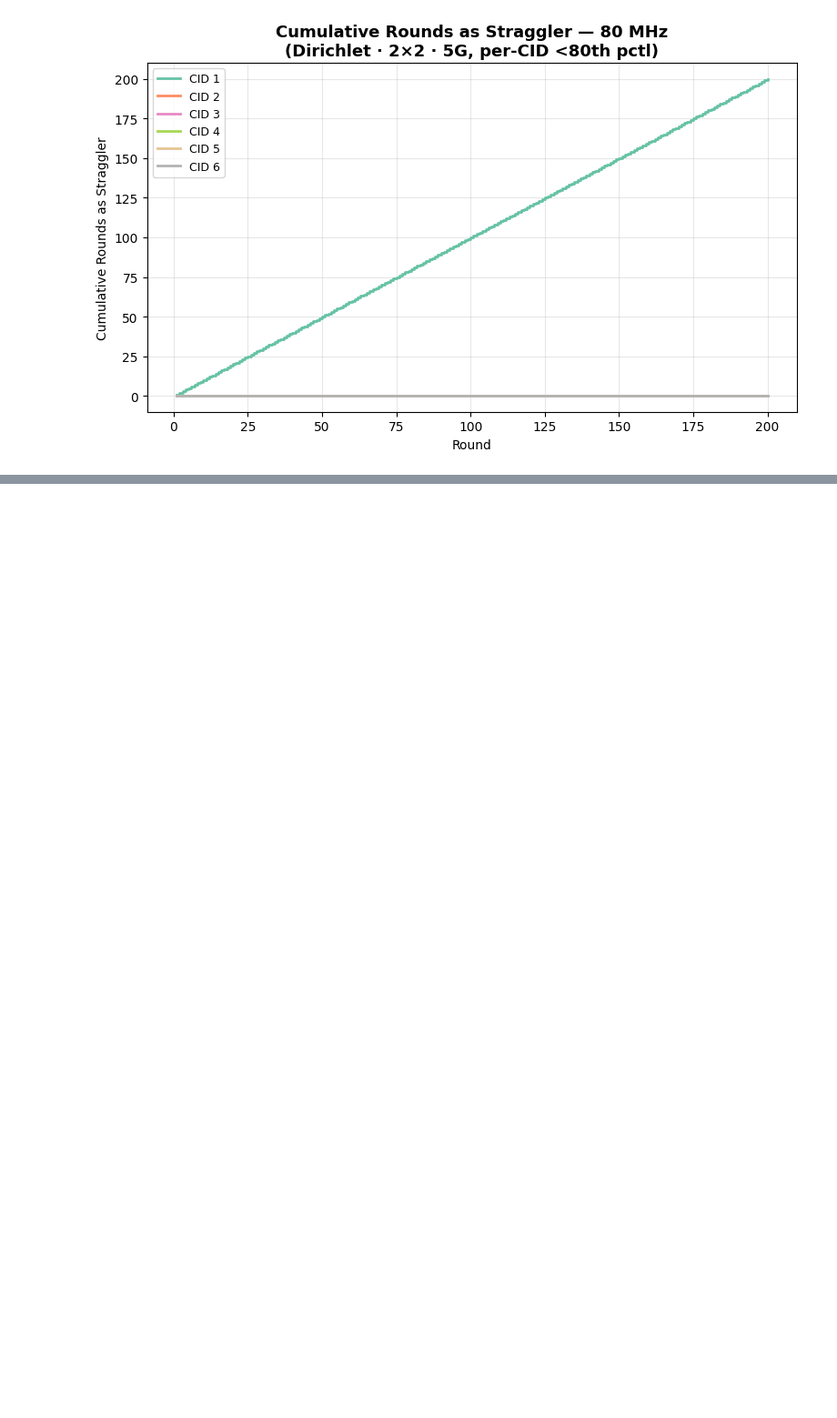
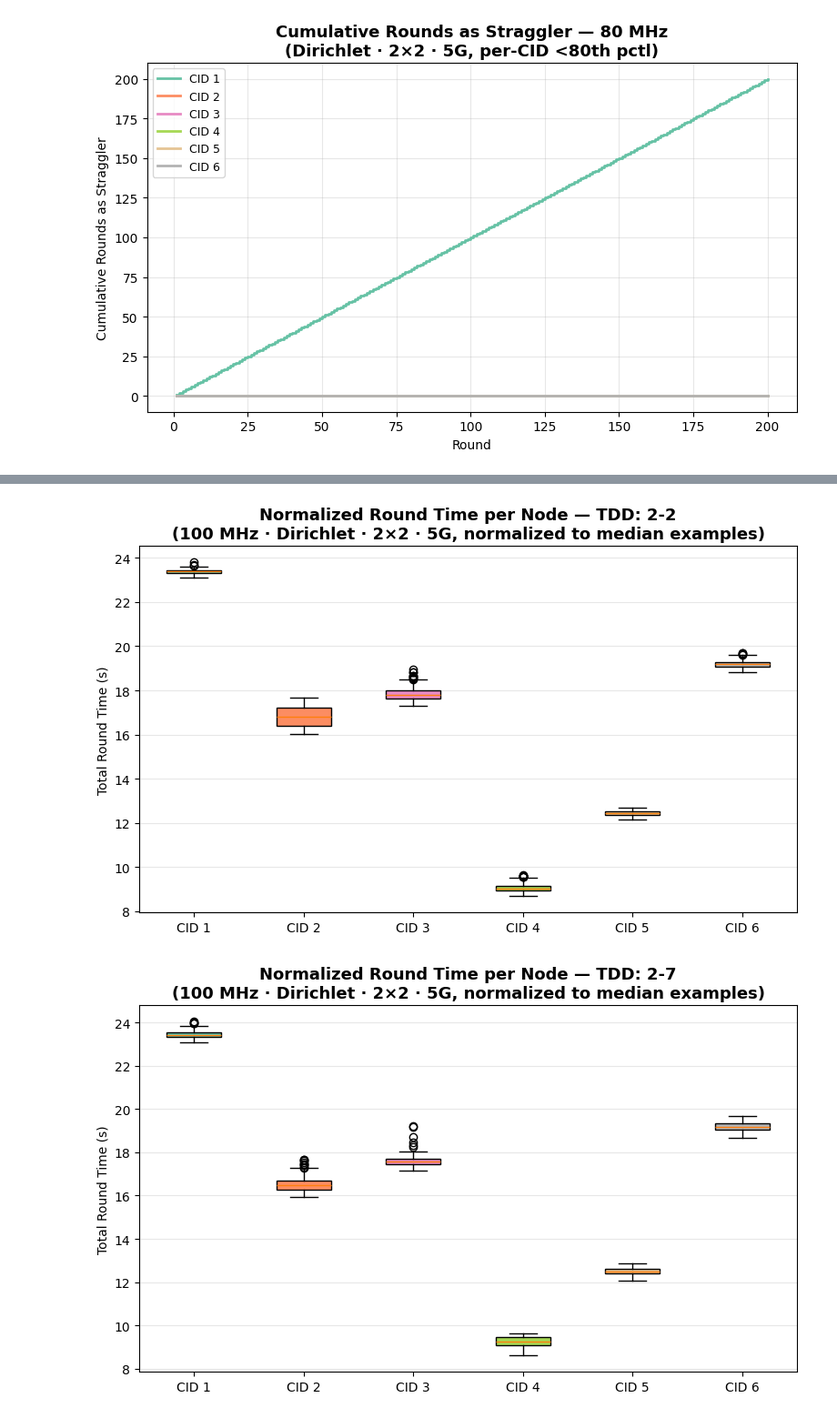
Before and after one commit to Net-X-Research-Group/fed5g_analysis, a Jupyter notebook: straggler_analysis.ipynb, the cells around one changed output, grey strips where cells are left out. Shown at 91% size. Drawn from its saved outputs; the diff is of its cells as text; code cells hidden in the pictures; blank space fills up the shorter version.

```diff
--- a/straggler_analysis.ipynb
+++ b/straggler_analysis.ipynb
@@ -140,0 +148,29 @@ for tdd in sorted(filtered['tdd'].unique()):
+# %%
+median_examples = filtered.groupby('cid')['num-examples'].median()
+median_eval_examples = filtered.groupby('cid')['num-eval-examples'].median()
+filtered['normalized_train_time'] = filtered['train_time'] / median_examples
+filtered['normalized_eval_time'] = filtered['eval_time']/ median_eval_examples
+
+filtered['norm_round_time'] = (filtered['normalized_train_time']
+                          + filtered['uplink_latency']
+                          + filtered['downlink_latency']
+                          + filtered['normalized_eval_time'])
+
+for tdd in sorted(filtered['tdd'].unique()):
+    sub = filtered[filtered['tdd'] == tdd]
+    data = [sub[sub['cid'] == cid]['total_time'].values for cid in cids]
+
+    fig, ax = plt.subplots(figsize=(8, 5))
+    bp = ax.boxplot(data, tick_labels=[f'CID {int(c)}' for c in cids], patch_artist=True)
+
+    for patch, color in zip(bp['boxes'], colors):
+        patch.set_facecolor(color)
+
+    ax.set_title(f'Normalized Round Time per Node — TDD: {tdd}\n(100 MHz · Dirichlet · 2×2 · 5G, normalized to median examples)', fontsize=13, fontweight='bold')
+    ax.set_ylabel('Total Round Time (s)')
+    ax.grid(axis='y', alpha=0.3)
+    plt.tight_layout()
+    plt.show()
+# %% [output]
+[figure, added]
+[figure, added]
```
Also changed, not shown: parts of 5 cells of this notebook.
